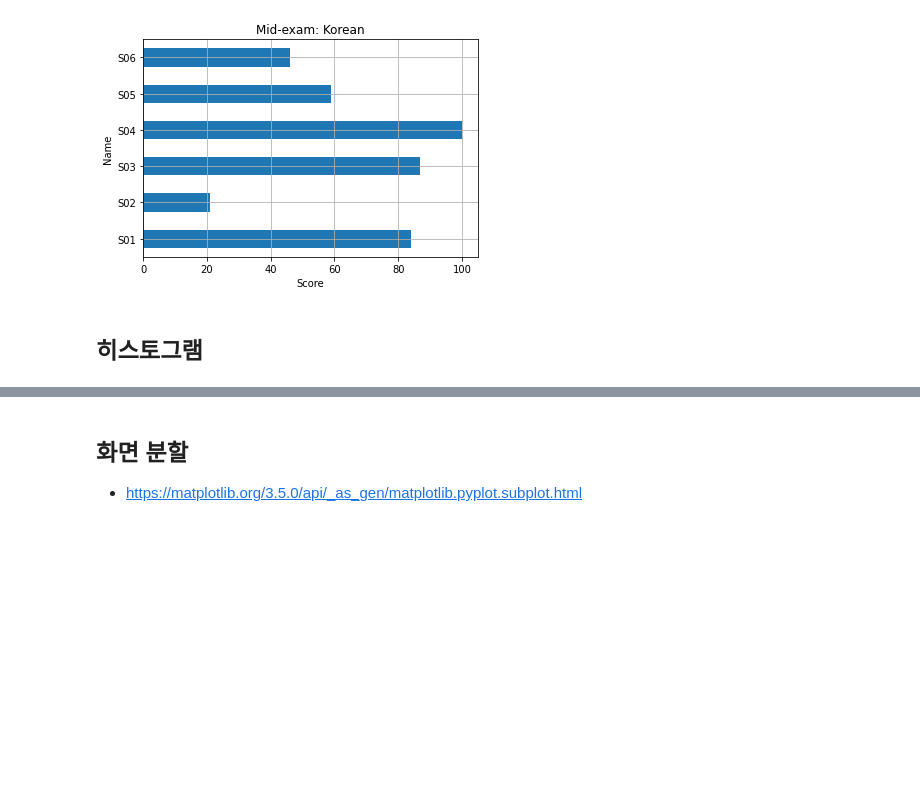
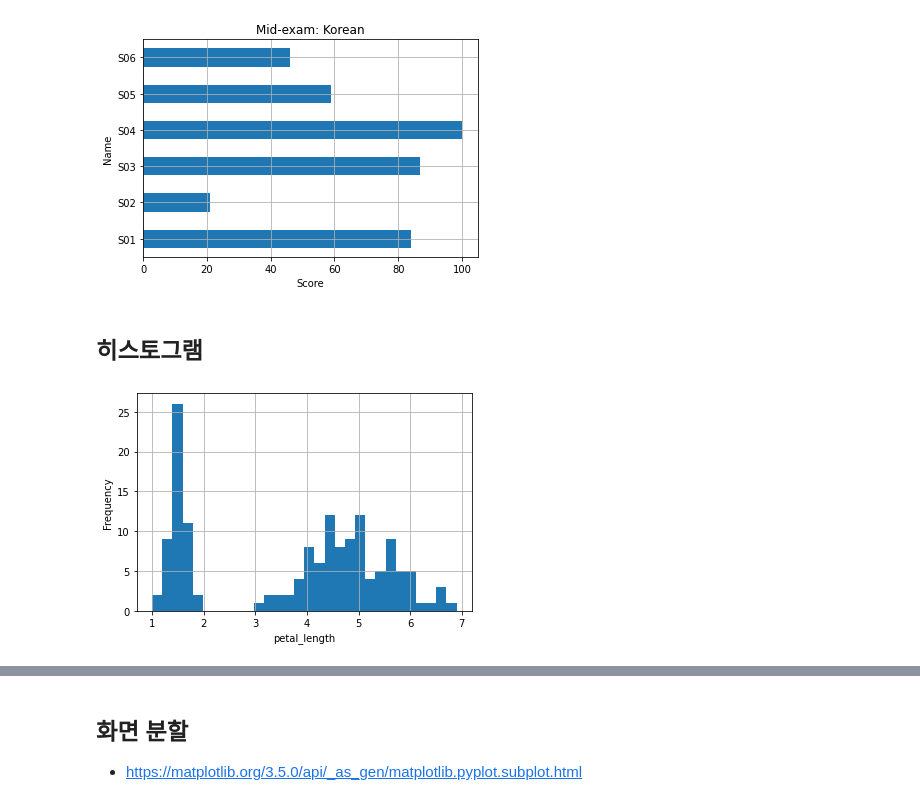
Before and after one commit to gymnopedy01/ictis-2023-ai, a Jupyter notebook: 다운로드/배포_시각화.ipynb, the cells around one changed output, grey strips where cells are left out. Cells and saved outputs as stored; diff of their text form; code cells hidden in the pictures; blank space fills up the shorter version.

```diff
--- a/다운로드/배포_시각화.ipynb
+++ b/다운로드/배포_시각화.ipynb
@@ -194,9 +194,11 @@ plt.show()
 # %% [markdown]
 ## 히스토그램
 # %%
-.plot(kind='hist', grid=True)
+df['petal_length'].plot(kind='hist', grid=True, bins=30)
 plt.xlabel('petal_length')
 plt.show()
+# %% [output]
+[figure, added]
 # %%
 plt.figure( figsize=(12,4))
 plt.subplot(1,3,1)
```
Also changed, not shown: parts of 61 cells of this notebook.
